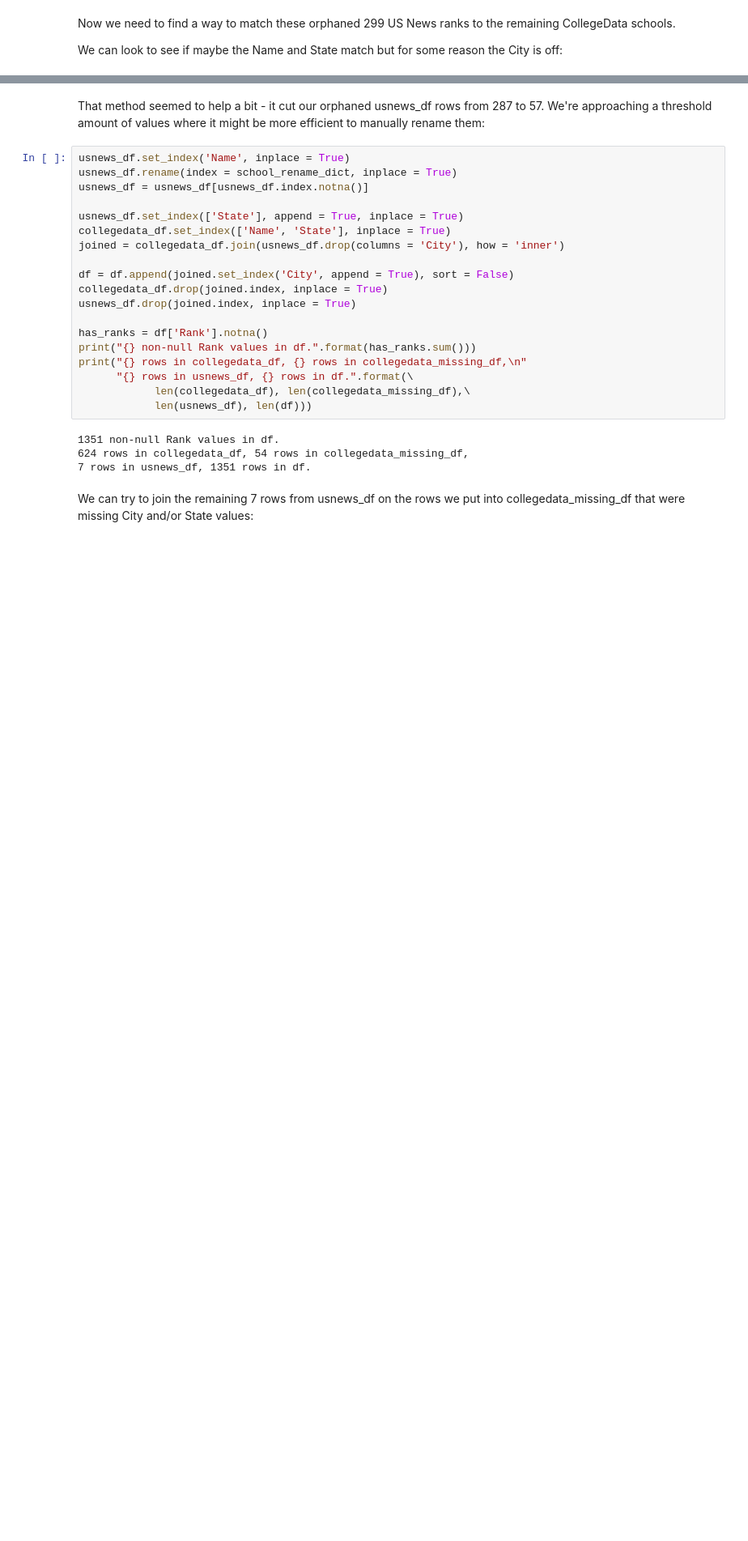
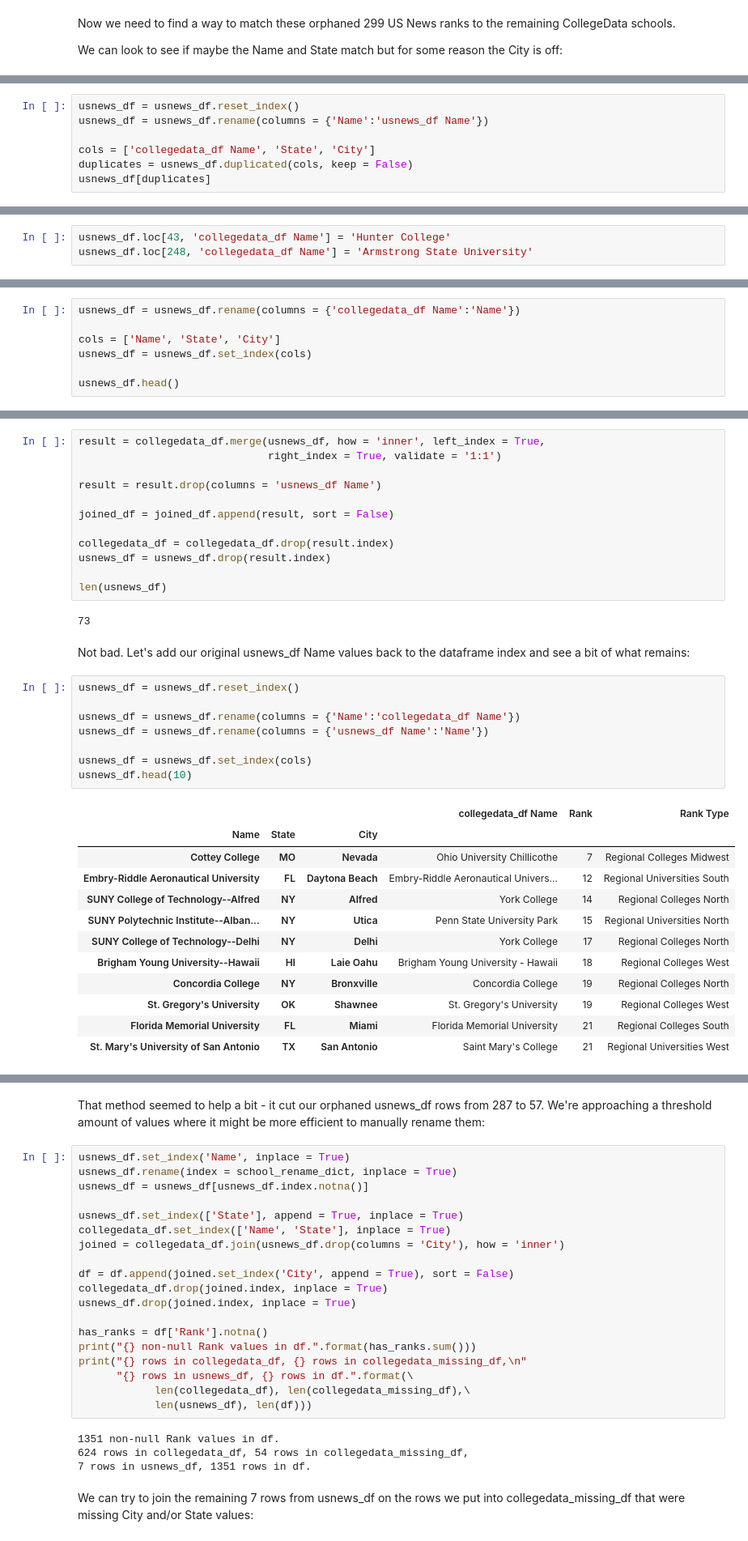
Before and after one commit to vertuli/college-yield-gap, a Jupyter notebook: part3-merging.ipynb, the cells around one changed output, grey strips where cells are left out. Shown: that part at 81% size. Drawn from its saved outputs; the diff is of its cells as text; blank space fills up the shorter version.

```diff
--- a/part3-merging.ipynb
+++ b/part3-merging.ipynb
@@ -234,0 +108,7 @@ print("{} rows in collegedata_df, {} rows in collegedata_missing_df,\n"
+# %%
+usnews_df = usnews_df.reset_index()
+usnews_df = usnews_df.rename(columns = {'Name':'usnews_df Name'})
+
+cols = ['collegedata_df Name', 'State', 'City']
+duplicates = usnews_df.duplicated(cols, keep = False)
+usnews_df[duplicates]
@@ -234,0 +123,3 @@ print("{} rows in collegedata_df, {} rows in collegedata_missing_df,\n"
+# %%
+usnews_df.loc[43, 'collegedata_df Name'] = 'Hunter College'
+usnews_df.loc[248, 'collegedata_df Name'] = 'Armstrong State University'
@@ -234,0 +128,7 @@ print("{} rows in collegedata_df, {} rows in collegedata_missing_df,\n"
+# %%
+usnews_df = usnews_df.rename(columns = {'collegedata_df Name':'Name'})
+
+cols = ['Name', 'State', 'City']
+usnews_df = usnews_df.set_index(cols)
+
+usnews_df.head()
@@ -234,0 +145,37 @@ print("{} rows in collegedata_df, {} rows in collegedata_missing_df,\n"
+# %%
+result = collegedata_df.merge(usnews_df, how = 'inner', left_index = True,
+                              right_index = True, validate = '1:1')
+
+result = result.drop(columns = 'usnews_df Name')
+
+joined_df = joined_df.append(result, sort = False)
+
+collegedata_df = collegedata_df.drop(result.index)
+usnews_df = usnews_df.drop(result.index)
+
+len(usnews_df)
+# %% [output]
+73
+# %% [markdown]
+Not bad. Let's add our original usnews_df Name values back to the dataframe index and see a bit of what remains:
+# %%
+usnews_df = usnews_df.reset_index()
+
+usnews_df = usnews_df.rename(columns = {'Name':'collegedata_df Name'})
+usnews_df = usnews_df.rename(columns = {'usnews_df Name':'Name'})
+
+usnews_df = usnews_df.set_index(cols)
+usnews_df.head(10)
+# %% [output]
+|  |  |  | collegedata_df Name | Rank | Rank Type |
+| Name | State | City |  |  |  |
+| Cottey College | MO | Nevada | Ohio University Chillicothe | 7 | Regional Colleges Midwest |
+| Embry-Riddle Aeronautical University | FL | Daytona Beach | Embry-Riddle Aeronautical Univers... | 12 | Regional Universities South |
+| SUNY College of Technology--Alfred | NY | Alfred | York College | 14 | Regional Colleges North |
+| SUNY Polytechnic Institute--Alban... | NY | Utica | Penn State University Park | 15 | Regional Universities North |
+| SUNY College of Technology--Delhi | NY | Delhi | York College | 17 | Regional Colleges North |
+| Brigham Young University--Hawaii | HI | Laie Oahu | Brigham Young University - Hawaii | 18 | Regional Colleges West |
+| Concordia College | NY | Bronxville | Concordia College | 19 | Regional Colleges North |
+| St. Gregory's University | OK | Shawnee | St. Gregory's University | 19 | Regional Colleges West |
+| Florida Memorial University | FL | Miami | Florida Memorial University | 21 | Regional Colleges South |
+| St. Mary's University of San Antonio | TX | San Antonio | Saint Mary's College | 21 | Regional Universities West |
```
Also changed, not shown: parts of 40 cells of this notebook.
